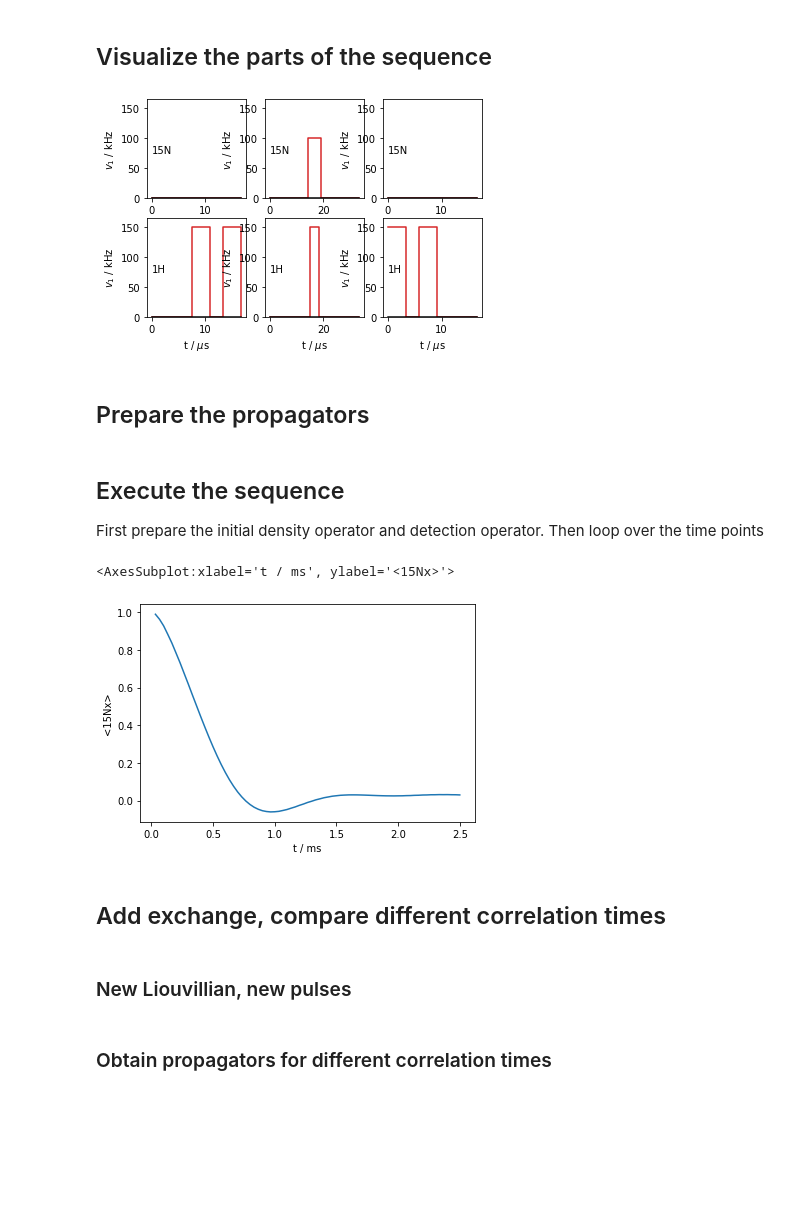
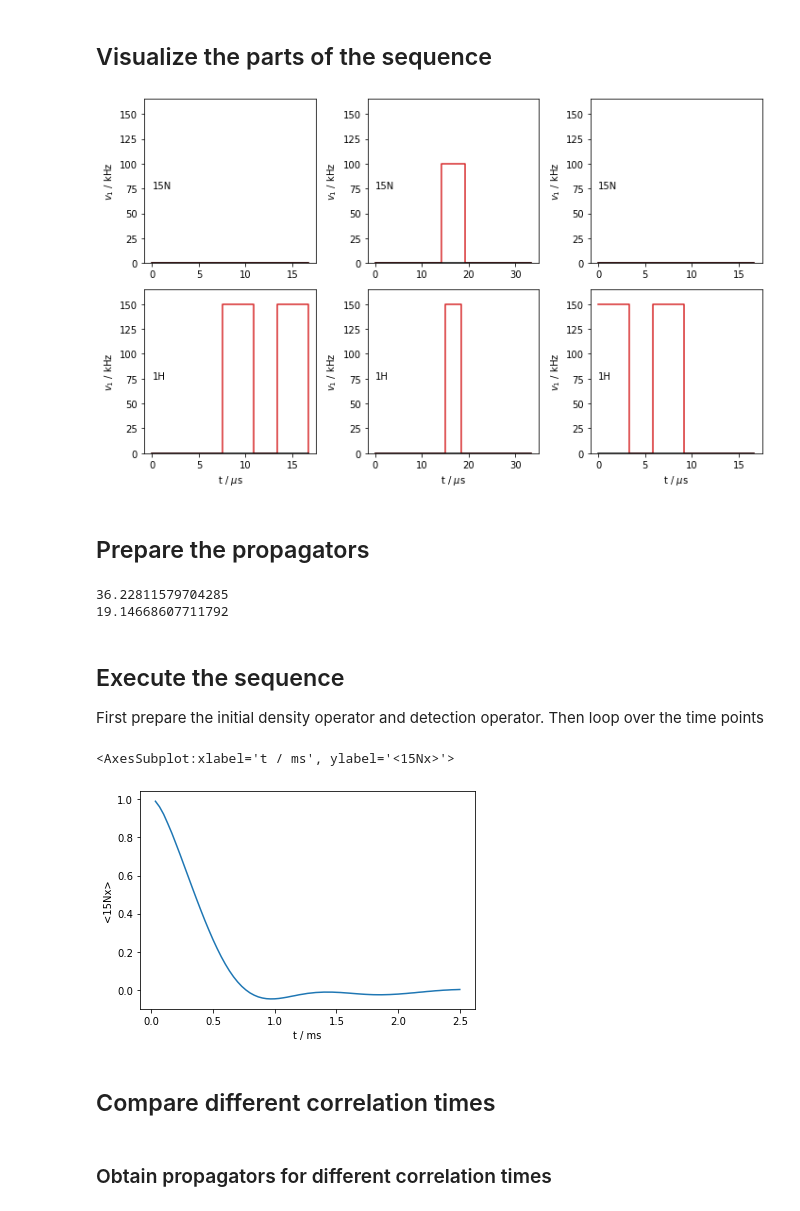
Before and after one commit to alsinmr/SLEEPY, a Jupyter notebook: examples/REDOR.ipynb, the cells around one changed output. Drawn from its saved outputs; the diff is of its cells as text; code cells hidden in the pictures; blank space fills up the shorter version.

```diff
--- a/examples/REDOR.ipynb
+++ b/examples/REDOR.ipynb
@@ -15,7 +16,7 @@ For relaxation induced by exchange, we always build the spin system with at leas
 
 pyRelaxSim takes the main experimental parameters (excepting rf fields) upon initialization of a spin-system, and then interactions are added afterwards.
 # %%
-ex0=RS.ExpSys(v0H=600,vr=60000,Nucs=['15N','1H'],pwdavg=RS.PowderAvg(q=3))     #1-spin system at 600 MHz (14.1 T)
+ex0=RS.ExpSys(v0H=600,vr=60000,Nucs=['15N','1H'],pwdavg=RS.PowderAvg(q=5))     #1-spin system at 600 MHz (14.1 T)
 delta=RS.Tools.dipole_coupling(.109,'1H','15N')       #Built-in dipole coupling calculator
 ex0.set_inter(Type='dipole',i0=0,i1=1,delta=delta)    #Dipole coupling
 ex1=ex0.copy()   #Copies the spin system
@@ -40,20 +41,26 @@ refocus.add_channel('15N',t=[0,L.taur-tpiC/2,L.taur+tpiC/2,2*L.taur],v1=[0,v1C,0
 # %% [markdown]
 ## Visualize the parts of the sequence
 # %%
-_,ax=plt.subplots(2,3)
-
+fig,ax=plt.subplots(2,3)
 for a,seq in zip(ax.T,[firsthalf,refocus,secondhalf]):
     seq.plot(ax=a)
+fig.set_size_inches([10,6])
+fig.tight_layout()
 # %% [output]
-[figure, old version]
+[figure, new version]
 # %% [markdown]
 ## Prepare the propagators
 # %%
 L.kex=[[-.5e5,.5e5],[.5e5,-.5e5]]
-#L.kex=[[0,0],[0,0]]
+
+t0=time()
 Uf=firsthalf.U()
 Uref=refocus.U()
 Us=secondhalf.U()
+print(time()-t0)
+# %% [output]
+36.22811579704285
+19.14668607711792
 # %% [markdown]
 ## Execute the sequence
 First prepare the initial density operator and detection operator. Then loop over the time points
@@ -71,8 +78,6 @@ for k in range(npts):
 rho.plot()
 # %% [output]
 <AxesSubplot:xlabel='t / ms', ylabel='<15Nx>'>
-[figure, old version]
+[figure, new version]
 # %% [markdown]
-## Add exchange, compare different correlation times
+## Compare different correlation times
-# %% [markdown]
-### New Liouvillian, new pulses
```
Also changed, not shown: parts of 4 cells of this notebook, 12 other files.
